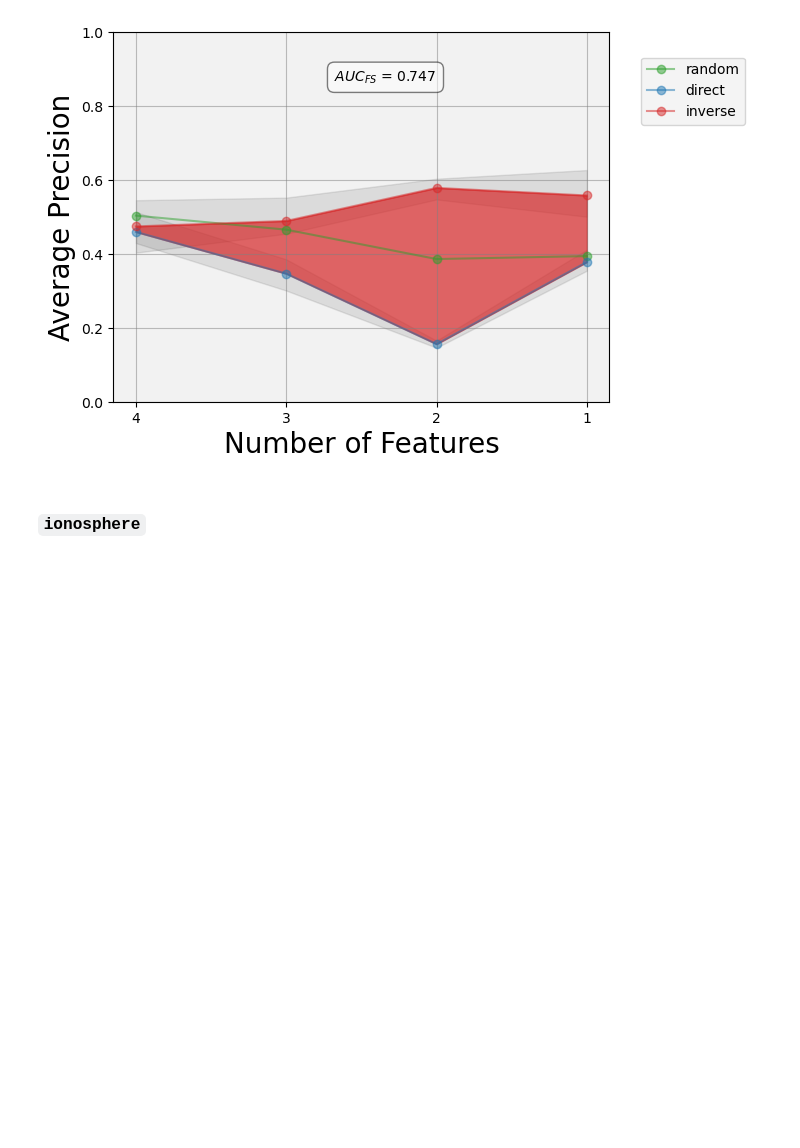
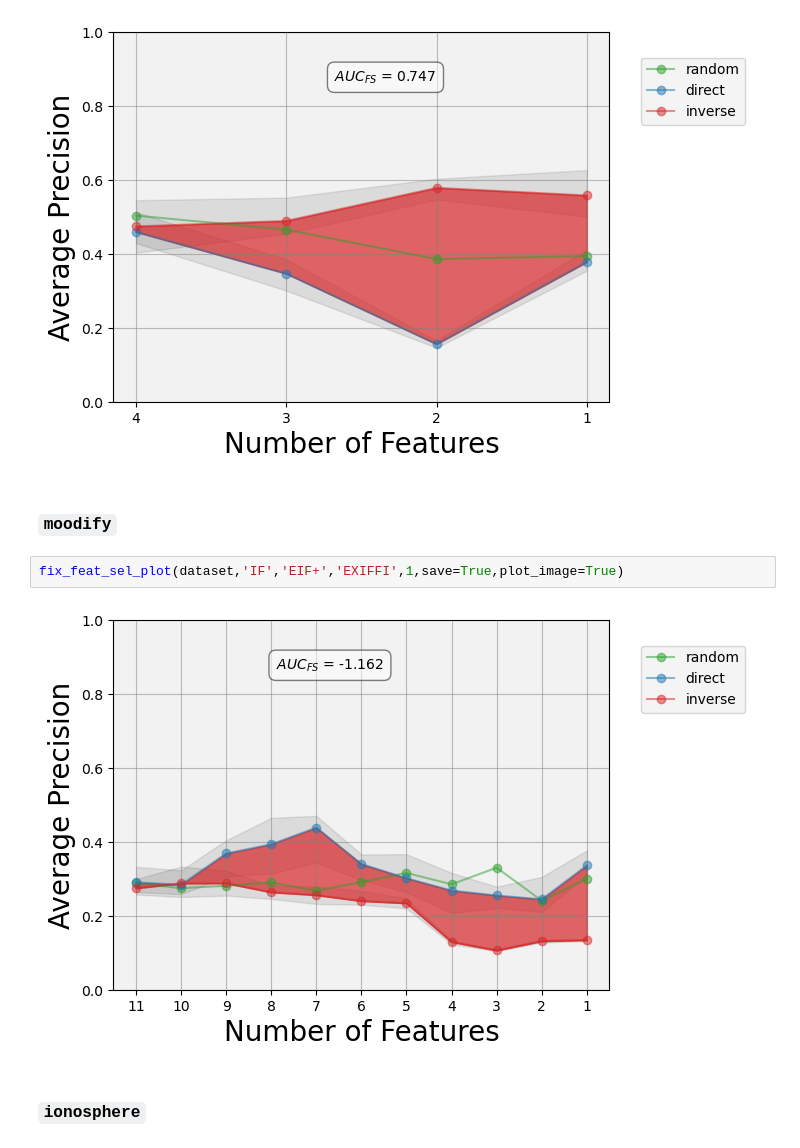
Before and after one commit to alessioarcudi/ExIFFI, a Jupyter notebook: notebooks/fix_stuff.ipynb, the cells around one changed output. Cells and saved outputs as stored; diff of their text form; blank space fills up the shorter version.

```diff
--- a/notebooks/fix_stuff.ipynb
+++ b/notebooks/fix_stuff.ipynb
@@ -66,6 +112,12 @@ draw_fs_plots()
 fix_feat_sel_plot(dataset,'EIF+','EIF+','EXIFFI+',1,save=False,plot_image=True)
 # %% [output]
 [figure]
+# %% [markdown]
+### `moodify`
+# %%
+fix_feat_sel_plot(dataset,'IF','EIF+','EXIFFI',1,save=True,plot_image=True)
+# %% [output]
+[figure, added]
 # %% [markdown]
 ### `ionosphere`
 # %%
```
Also changed, not shown: parts of 19 cells of this notebook, 3 other files.
